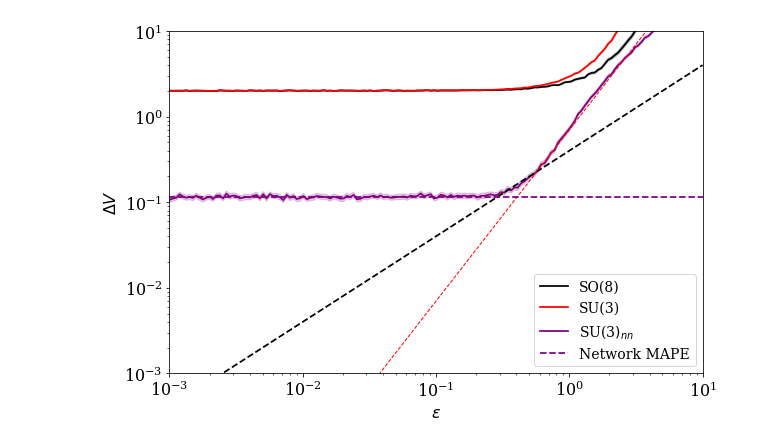
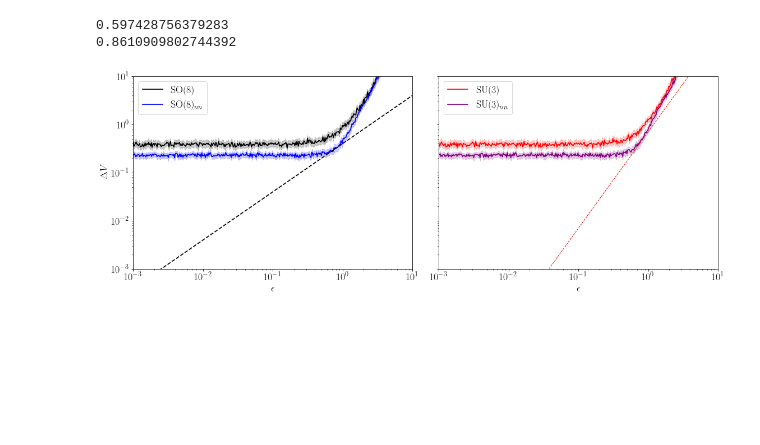
Before and after one commit to seancraven/Level-4-Masters-Project, a Jupyter notebook: Symmetry_Detection/ideal_symmetry_noise.ipynb, the cells around one changed output. Drawn from its saved outputs; the diff is of its cells as text; code cells hidden in the pictures; blank space fills up the shorter version.

```diff
--- a/Symmetry_Detection/ideal_symmetry_noise.ipynb
+++ b/Symmetry_Detection/ideal_symmetry_noise.ipynb
@@ -259,3 +267,7 @@ MAPE =  11.52
 SU_pi = apply_trans(SU_trans,test_x[:,:8])
 SU_dpi = apply_trans(SU_trans,test_x[:,8:])
 SU_pi_dpi_nn = np.hstack((SU_pi,SU_dpi))
+
+SO_pi =  apply_trans(SO_trans,test_x[:,:8])
+SO_dpi = apply_trans(SO_trans,test_x[:,8:])
+SO_pi_dpi_nn = np.hstack((SO_pi,SO_dpi))
@@ -276,34 +274,62 @@ delta_V_nn = abs((V_nn[:,0]-v)/v)
+# %%
+V_nn = model.predict(SU_pi_dpi_nn)
+V_nn_SO = model.predict(SO_pi_dpi_nn)
+
+
+
+
+SO_V_test = cL.get_V(SO_pi,SO_dpi,gens,F0).real
+SU_V_test = cL.get_V(SU_pi,SU_dpi,gens,F0).real
+SU_mape = np.mean(abs((-V_nn[:,0] - SU_V_test)/SU_V_test))
+SO_mape = np.mean(abs((-V_nn_SO[:,0] - SO_V_test)/SO_V_test))
+print(SU_mape)
+print(SO_mape)
+delta_V_nn = abs((V_nn[:,0]-v)/v)
+delta_V_nn_SO = abs((V_nn_SO[:,0]-v)/v)
+# %% [output]
+0.597428756379283
+0.8610909802744392
 # %%
-confidence_inteval = 96
+confidence_inteval = 99
 
-fig_2,ax = plt.subplots(1,figsize=(9,6))
-data = pd.DataFrame({'epsilon':eps,'SOdiff':np.abs(SO_Vdiff),'SUdiff':np.abs(SU_Vdiff),'SUdiff_nn':np.abs(delta_V_nn)})
-sb.lineplot(data=data,x='epsilon',y='SOdiff',label='SO({:})'.format(N*N-1),ci = confidence_inteval,color = 'black' )
-sb.lineplot(data=data,x='epsilon',y='SUdiff',label='SU({:})'.format(N),ci=confidence_inteval, color = 'Red')
-sb.lineplot(data=data,x='epsilon',y='SUdiff_nn',label='SU({}'.format(N)+'$)_{nn}$',ci=confidence_inteval, color = 'Purple')
-
+fig_2,ax = plt.subplots(1,2,figsize=(16,6),sharey= True)
+fig_2.subplots_adjust(wspace=0)
+data = pd.DataFrame({'epsilon':eps,'SOdiff':np.abs(SO_Vdiff),'SUdiff':np.abs(SU_Vdiff),'SUdiff_nn':np.abs(delta_V_nn),'SOdiff_nn':np.abs(delta_V_nn_SO)})
+sb.lineplot(ax = ax[0] ,data=data,x='epsilon',y='SOdiff',label='SO({:})'.format(N*N-1),ci = confidence_inteval,color = 'black' )
+sb.lineplot(ax = ax[1] ,data=data,x='epsilon',y='SUdiff',label='SU({:})'.format(N),ci=confidence_inteval, color = 'Red')
+sb.lineplot(ax = ax[1] ,data=data,x='epsilon',y='SUdiff_nn',label='SU({}'.format(N)+'$)_{nn}$',ci=confidence_inteval, color = 'Purple')
+sb.lineplot(ax = ax[0] ,data=data,x='epsilon',y='SOdiff_nn',label='SO({}'.format(N*N-1)+'$)_{nn}$',ci=confidence_inteval, color = 'Blue')
 
 x = np.logspace(-3,1,100)
 y1 = np.exp(x)-(1+x)
 y = 1/(1-x)-(1)
 #ax.plot(x,y,color="green")
-ax.plot(x,x*0.4,color="Black",linestyle='--')
-ax.grid(False)
+ax[0].plot(x,x*0.4,color="Black",linestyle='--')
+
 #ax.plot(x,y1,color="orange")
-ax.plot(x,(x**2)*0.7,color="Red",linestyle='--',linewidth = 1)
-ax.plot(x,np.ones_like(x)*MAPE, color = 'purple',linestyle = '--', label = 'Network MAPE')
+ax[1].plot(x,(x**2)*0.7,color="Red",linestyle='--',linewidth = 1)
+#ax.plot(x,np.ones_like(x)*MAPE, color = 'purple',linestyle = '--', label = 'Network MAPE')
 
-ax.set_xlabel(r'$\epsilon$')
-ax.set_ylabel(r'$\Delta V$')
-ax.set_xscale('log')
-ax.set_yscale('log')
-ax.grid(False)
-ax.legend()
-ax.set_ylim(1e-3,10)
-ax.set_xlim(1e-3,10)
+ax[0].set_xlabel(r'$\epsilon$')
+ax[0].set_ylabel(r'$\Delta V$')
+ax[0].set_xscale('log')
+ax[0].set_yscale('log')
+ax[0].grid(False)
+ax[0].legend()
+ax[0].set_ylim(1e-3,10)
+ax[0].set_xlim(1e-3,10)
+
+ax[1].set_xlabel(r'$\epsilon$')
+ax[1].set_ylabel(r'$\Delta V$')
+ax[1].set_xscale('log')
+ax[1].set_yscale('log')
+ax[1].grid(False)
+ax[1].legend()
+ax[1].set_ylim(1e-3,10)
+ax[1].set_xlim(1e-3,10)
 fig_2.tight_layout()
 # %% [output]
-[figure, old version]
+[figure, new version]
 # %%
 import time
 time = datetime.date.today()
```
Also changed, not shown: parts of 18 cells of this notebook, 15 other files.
